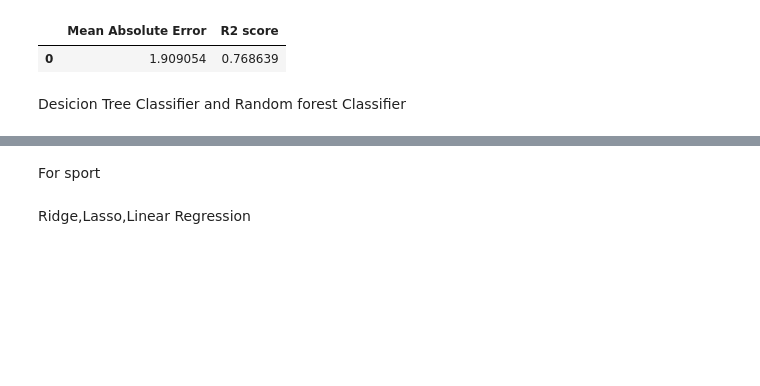
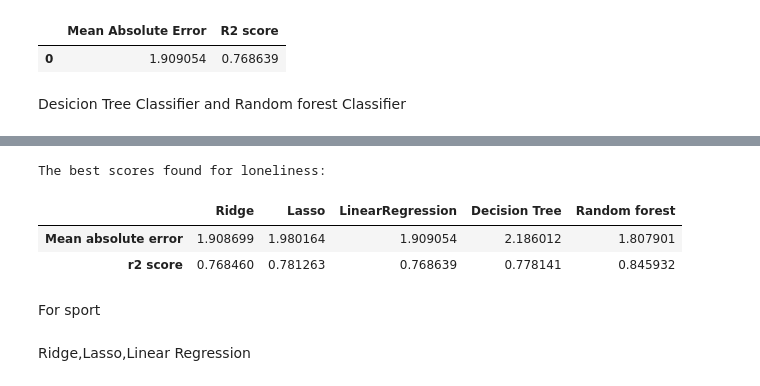
Before and after one commit to ashleyrennnnnn/Assignments-Machine-Learning, a Jupyter notebook: Regression_model_part.ipynb, the cells around one changed output, grey strips where cells are left out. Cells and saved outputs as stored; diff of their text form; code cells hidden in the pictures; blank space fills up the shorter version.

```diff
--- a/Regression_model_part.ipynb
+++ b/Regression_model_part.ipynb
@@ -169,20 +170,25 @@ Fitting 5 folds for each of 125 candidates, totalling 625 fits
 # %%
 # DataFrame using arrays.
 import pandas as pd
 
 # initialize data of lists.
 data = {'Ridge':[1.908699,0.76846],
         'Lasso':[1.980164,0.781263],
         'LinearRegression': [1.909054,0.768639],
         'Decision Tree': [2.186012,0.778141],
-        'Random forest':[1.80776,0.844944],}
+        'Random forest':[1.807901,0.845932],}
 
 # Creates pandas DataFrame.
 df = pd.DataFrame(data, index=['Mean absolute error',
                                'r2 score'])
 print("The best scores found for loneliness:")
 # print the data
 df
+# %% [output]
+The best scores found for loneliness:
+|  | Ridge | Lasso | LinearRegression | Decision Tree | Random forest |
+| Mean absolute error | 1.908699 | 1.980164 | 1.909054 | 2.186012 | 1.807901 |
+| r2 score | 0.768460 | 0.781263 | 0.768639 | 0.778141 | 0.845932 |
 # %% [markdown]
 For sport
 # %% [markdown]
```
Also changed, not shown: parts of 4 cells of this notebook.
